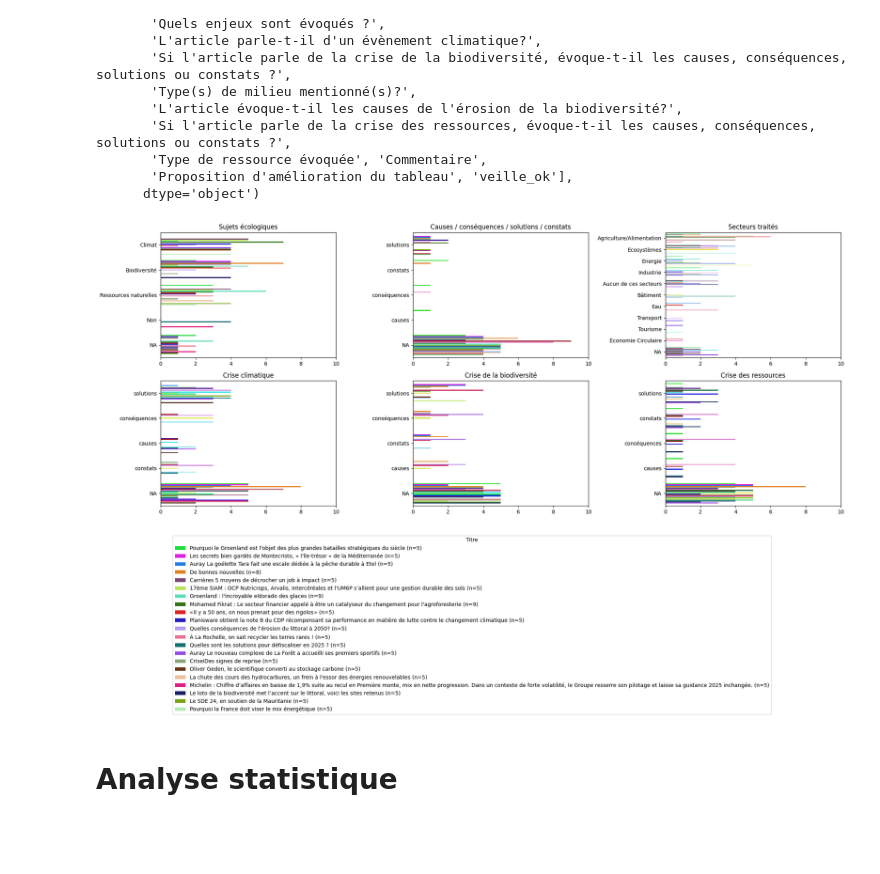
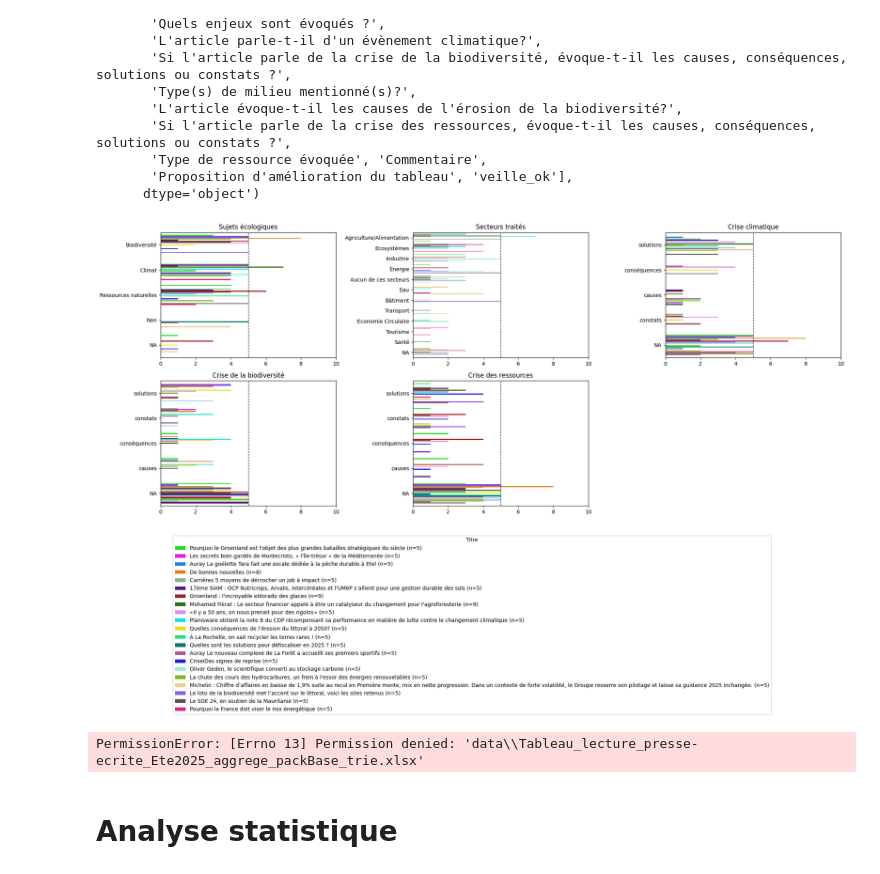
Before and after one commit to athebault/OME_methodo_presse, a Jupyter notebook: veille_ete2025/analyse_veille/analyse_tableaux_veille.ipynb, the cells around one changed output. Drawn from its saved outputs; the diff is of its cells as text; code cells hidden in the pictures; blank space fills up the shorter version.

```diff
--- a/veille_ete2025/analyse_veille/analyse_tableaux_veille.ipynb
+++ b/veille_ete2025/analyse_veille/analyse_tableaux_veille.ipynb
@@ -299,27 +245,32 @@ def plot_countplots(df, cols, titles, hue="Titre", na_label="NA", max_x=10, n_co
 # %%
 # Remplacer NaN par une modalité explicite
 cols = [
     "Le sujet de l'article concerne-t-il un ou plusieurs sujets  écologiques?",
-    "L'article évoque-t-il les causes, conséquences, solutions ou constats d'une des crises écologiques?",
     "L'article traite-t-il d'un ou plusieurs secteurs en particulier ?",
     "Si l'article parle de la crise climatique, évoque-t-il les causes, conséquences, solutions ou constats ?",
     "Si l'article parle de la crise de la biodiversité, évoque-t-il les causes, conséquences, solutions ou constats ?",
     "Si l'article parle de la crise des ressources, évoque-t-il les causes, conséquences, solutions ou constats ?"
 ]
 
 titles = [
     "Sujets écologiques",
-    "Causes / conséquences / solutions / constats",
     "Secteurs traités",
     "Crise climatique",
     "Crise de la biodiversité",
     "Crise des ressources"
 ]
 
 # Graphique des countplots
 plot_countplots(df_base, cols, titles, hue="Titre", na_label="NA", max_x=10)
 # %% [output]
-[figure, old version]
+[figure, new version]
+# %%
+# Export des données agrégées
+df_base_sorted = df_base.sort_values(by=["Titre", "Pack"])
+output_file = os.path.join(data_dir, "Tableau_lecture_presse-ecrite_Ete2025_aggrege_packBase_trie.xlsx")
+df_base_sorted.to_excel(output_file, index=False)
+# %% [output]
+PermissionError: [Errno 13] Permission denied: 'data\\Tableau_lecture_presse-ecrite_Ete2025_aggrege_packBase_trie.xlsx'
 # %% [markdown]
 # Analyse statistique
 # %% [markdown]
```
Also changed, not shown: parts of 42 cells of this notebook.
